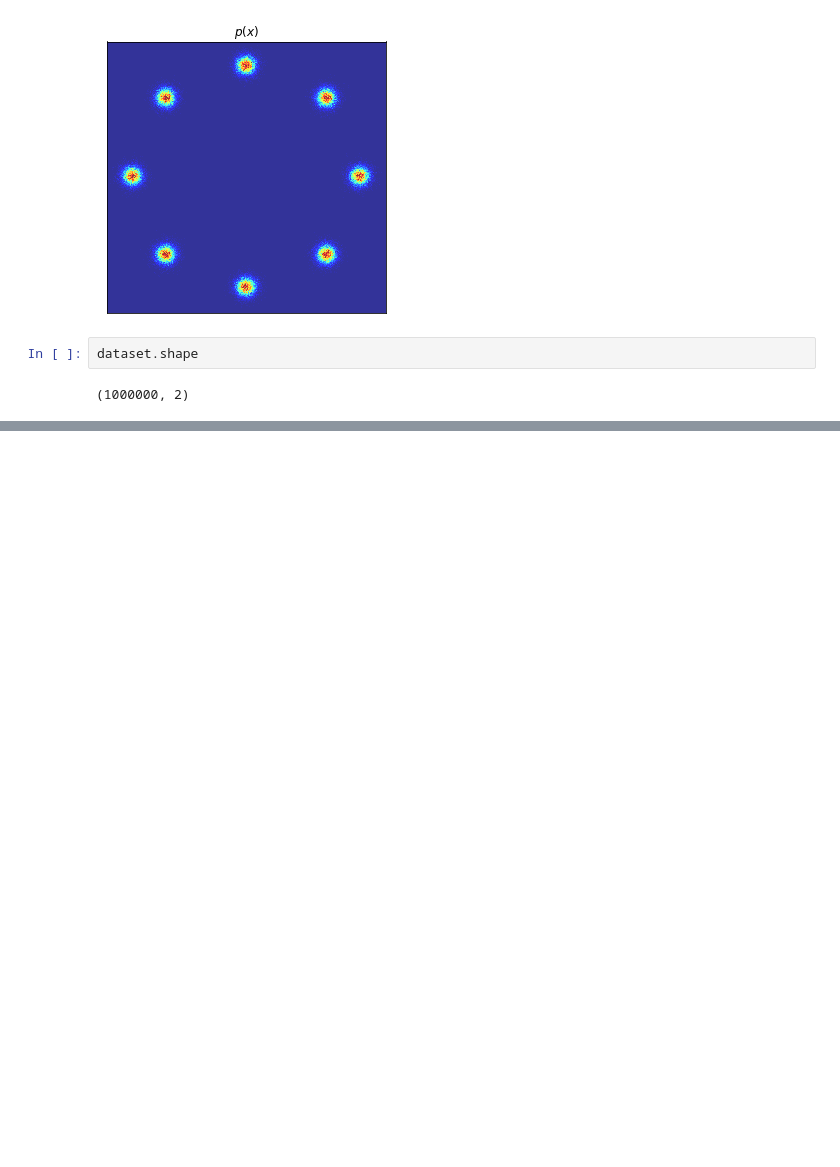
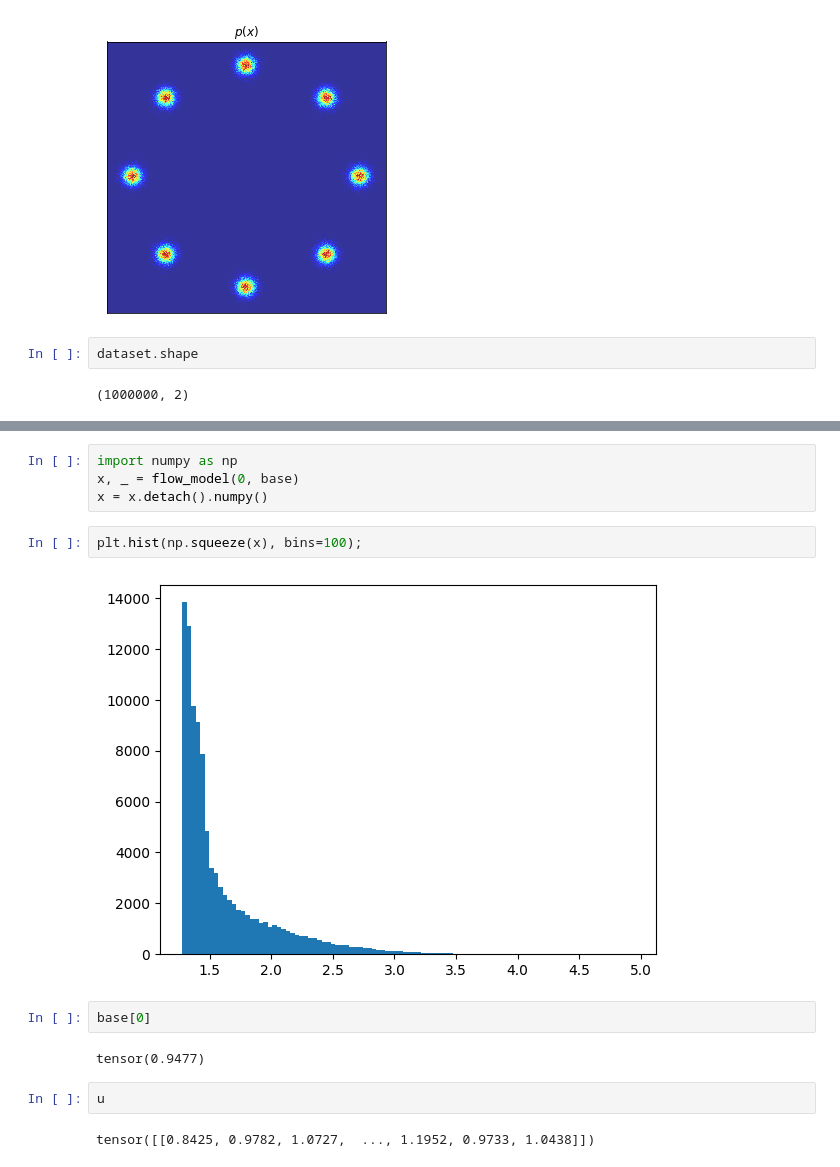
Before and after one commit to brandonlpanos/flows, a Jupyter notebook: scratch.ipynb, the cells around one changed output, grey strips where cells are left out. Cells and saved outputs as stored; diff of their text form; blank space fills up the shorter version.

```diff
--- a/scratch.ipynb
+++ b/scratch.ipynb
@@ -41,0 +122,16 @@ dataset.shape
+# %%
+import numpy as np
+x, _ = flow_model(0, base)
+x = x.detach().numpy()
+# %%
+plt.hist(np.squeeze(x), bins=100);
+# %% [output]
+[figure, added]
+# %%
+base[0]
+# %% [output]
+tensor(0.9477)
+# %%
+u
+# %% [output]
+tensor([[0.8425, 0.9782, 1.0727,  ..., 1.1952, 0.9733, 1.0438]])
```
Also changed, not shown: parts of 4 cells of this notebook, 2 other files.
